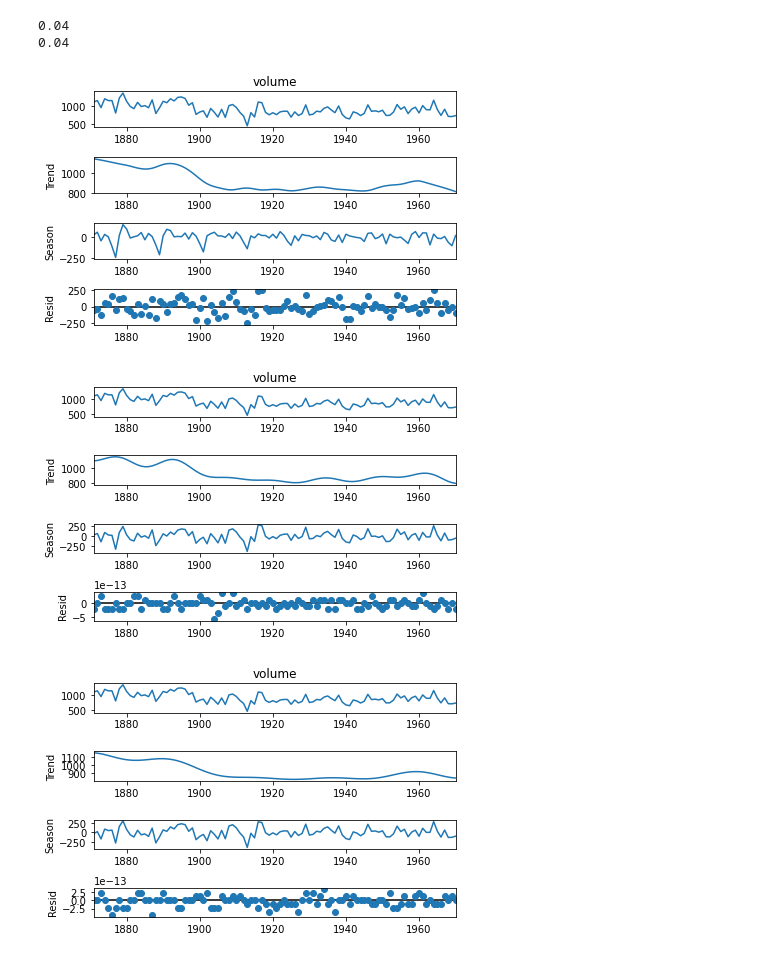
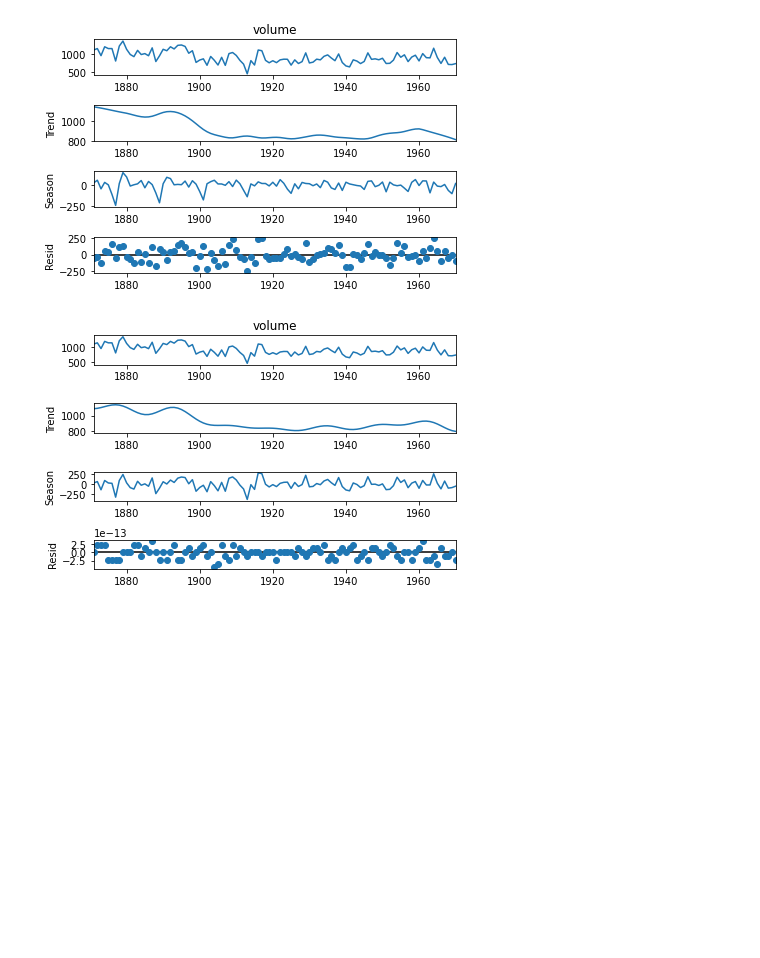
Before and after one commit to thodson-usgs/stf-decomposition, a Jupyter notebook: notebooks/02_stf_vs_stl.ipynb, the cells around one changed output. Saved outputs shown, nothing was run; the diff lists cells and outputs as text; code cells hidden in the pictures; blank space fills up the shorter version.

```diff
--- a/notebooks/02_stf_vs_stl.ipynb
+++ b/notebooks/02_stf_vs_stl.ipynb
@@ -31,7 +31,7 @@ class STF_reflected:
 
     def fit(self):
 
-        dt = 1 / self.period
+        dt = 1 / (self.period)
         t = np.array(self.data.index)
 
         f = np.array(self.data.squeeze())
@@ -41,6 +41,7 @@ class STF_reflected:
         reflected = np.append(reflected, np.flip(f))
 
         self.observed = pd.Series(self.data.squeeze(), self.data.index)
+
 
 
         n = len(reflected)
@@ -55,14 +56,16 @@ class STF_reflected:
             window = get_window(self.window, len(reflected))
 
         # X axis of freqs
-        print(1 / (dt*n))
         freq = (1 / (dt*n)) * np.arange(n)
 
         # Apply window to freqs
         freq = freq*window
 
         # Filter freqs for trend (low pass filter)
-        filter_cutoff = (2*math.pi) / 365
+        filter_cutoff = (2*math.pi) / (n)
+        filter_cutoff = (self.period/n) / (2*math.pi)
+        #filter_cutoff = (2*math.pi) / (n*self.period)
+        filter_cutoff = 0.02
 
         fhat[freq > filter_cutoff] = 0
 
@@ -262,25 +262,18 @@ The dot product of STF seasonal and trend components is  0j
 # %%
 # Test stf vs stl on elec_equip data
 data = statsmodels.datasets.nile.load().data
 
 data.index = data["year"]
 stl = STL(data["volume"], period = 12, seasonal = 13)
 res = stl.fit()
 fig = res.plot()
 
 stf = STF_reflected(data["volume"], window="blackman", period = 12)
 res = stf.fit()
 fig = res.plot()
-
-stf = STF_reflected(data["volume"], window="hanning", period = 12)
-res = stf.fit()
-fig = res.plot()
 # %% [output]
-0.04
-0.04
 [figure]
-[figure, old version]
+[figure, new version]
-[figure, removed]
 # %%
 retail =pd.read_csv('../data/RetailSales.csv', index_col="DATE", parse_dates=True, squeeze=True)
 
```
Also changed, not shown: parts of 5 cells of this notebook, 1 other file.
